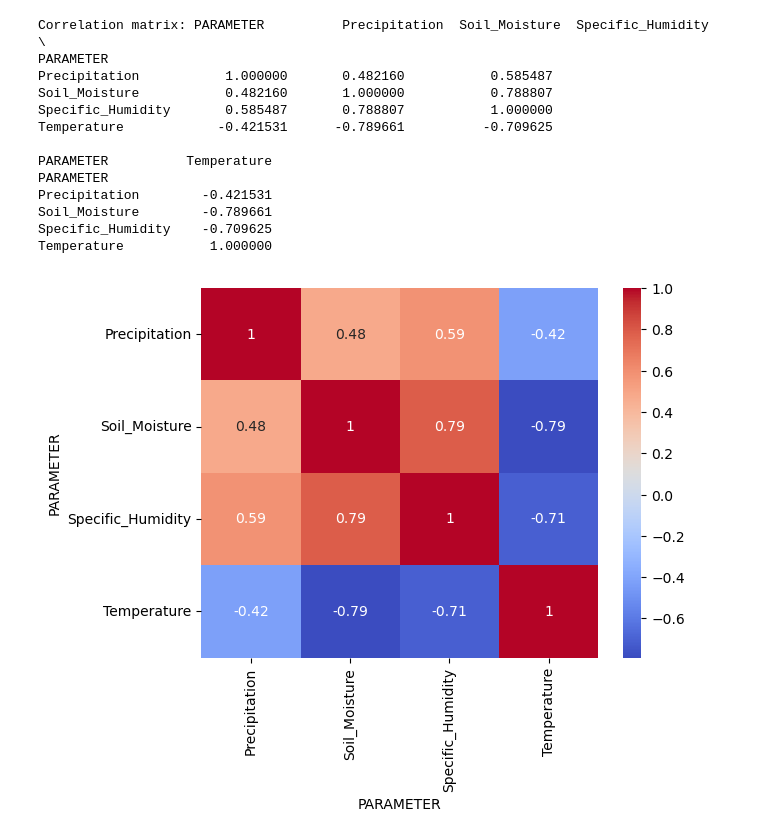
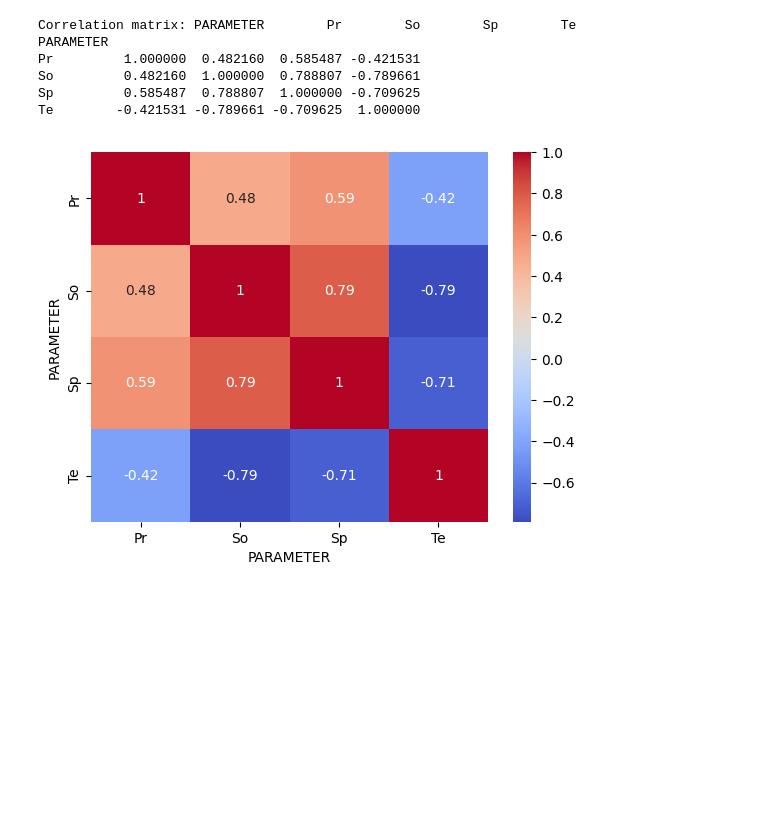
Before and after one commit to SandyTheAdventurer/rllxo, a Jupyter notebook: test.ipynb, the cells around one changed output. Cells and saved outputs as stored; diff of their text form; code cells hidden in the pictures; blank space fills up the shorter version.

```diff
--- a/test.ipynb
+++ b/test.ipynb
@@ -89,6 +90,7 @@ def sanitize(name: str) -> str:
     s = re.sub(r"\W+", "_", s)
     if s and s[0].isdigit():
         s = f"v_{s}"
+    s = s[:2]
     return s
 
 col_map = {c: sanitize(c) for c in df_final.columns}
@@ -106,38 +159,27 @@ if differential:
 # %%
-target = "So"
-if differential:
-    df_final.pop(f"d{target}")
 print("Correlation matrix:", df_final.corr())
 sns.heatmap(data=df_final.corr(), annot=True, cmap="coolwarm")
 plt.show()
 
 fig, axes = plt.subplots(2, 2, figsize=(12, 8))
 axes = axes.flatten()
 
 for ax, col in zip(axes, df_final.columns):
     sns.scatterplot(x=df_final.index, y=df_final[col], ax=ax)
     ax.set_title(f"{col} vs index")
     ax.set_xlabel("Index")
     ax.set_ylabel(col)
 
 plt.tight_layout()
 plt.show()
 
 sns.pairplot(df_final)
-plt.savefig("pairplot.pdf", bbox_inches='tight')
 plt.show()
 # %% [output]
-Correlation matrix: PARAMETER          Precipitation  Soil_Moisture  Specific_Humidity  \
+Correlation matrix: PARAMETER        Pr        So        Sp        Te
 PARAMETER
-Precipitation           1.000000       0.482160           0.585487
-Soil_Moisture           0.482160       1.000000           0.788807
-Specific_Humidity       0.585487       0.788807           1.000000
-Temperature            -0.421531      -0.789661          -0.709625
-
-PARAMETER          Temperature
-PARAMETER
-Precipitation        -0.421531
-Soil_Moisture        -0.789661
-Specific_Humidity    -0.709625
-Temperature           1.000000
+Pr         1.000000  0.482160  0.585487 -0.421531
+So         0.482160  1.000000  0.788807 -0.789661
+Sp         0.585487  0.788807  1.000000 -0.709625
+Te        -0.421531 -0.789661 -0.709625  1.000000
-[figure, old version]
+[figure, new version]
```
Also changed, not shown: parts of 10 cells of this notebook, 6 other files.
